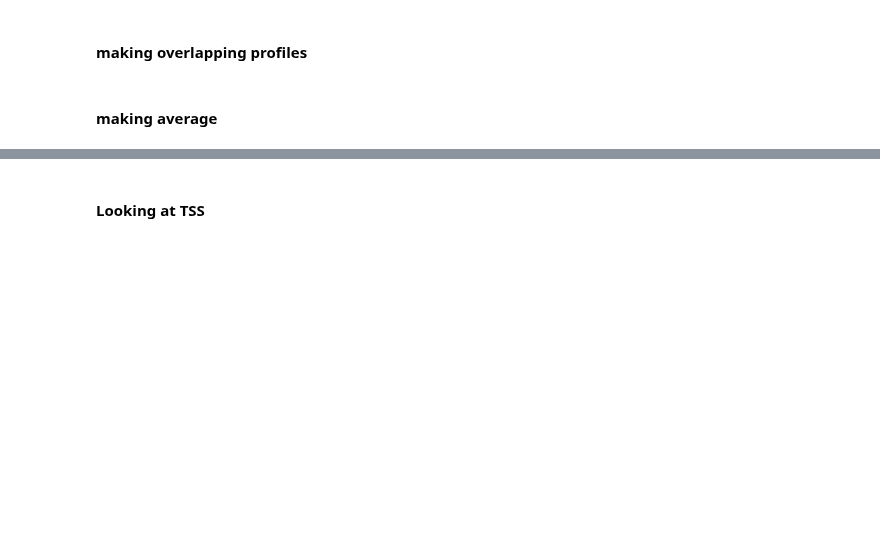
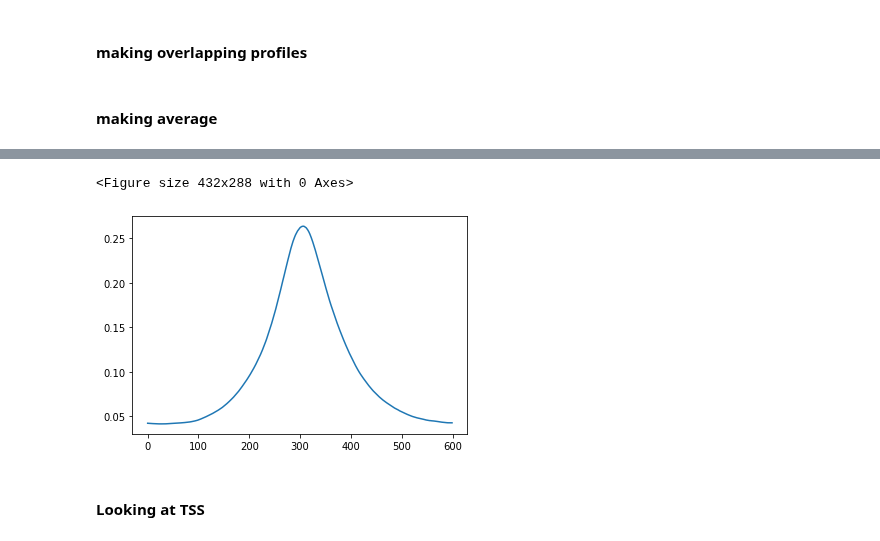
Before and after one commit to monikaperez/AMLproject, a Jupyter notebook: notebooks/Processing_differential_binding part3-Copy1.ipynb, the cells around one changed output, grey strips where cells are left out. Saved outputs shown, nothing was run; the diff lists cells and outputs as text; code cells hidden in the pictures; blank space fills up the shorter version.

```diff
--- a/notebooks/Processing_differential_binding part3-Copy1.ipynb
+++ b/notebooks/Processing_differential_binding part3-Copy1.ipynb
@@ -542,10 +538,13 @@ _ = chiplot.plotAverageOfSamples(["../../data/knockouts_v1/AAVS1_mat.gz", "../..
 # %%
 for i, val in enumerate(names):
-    if i <1:
+    if i !=1:
         continue
-    val1 = '../../data/'+project+'/' + val +'_ko_mat.gz'
+    val1 = '../../data/'+project+'/' + val +'_mat.gz'
     val2 = '../../data/'+project+'/' + val +'_V2_ko_mat.gz'
-    _ = chiplot.plotAverageOfSamples([val1, val2], folder="../../data/"+project+"/"+val)
+    _ = chiplot.plotAverageOfSamples([val1, val2], folder="../../data/"+project+"/"+val, maxv=1, minv=0)
+# %% [output]
+<Figure size 432x288 with 0 Axes>
+[figure, added]
 # %%
 h.createFoldersFor('../results/'+project+'/plots/scaled/heatmaps/')
 ! cp ../../data/$project/*.pdf ../results/$project/plots/scaled/heatmaps/
```
Also changed, not shown: parts of 3 cells of this notebook, 13 other files.
